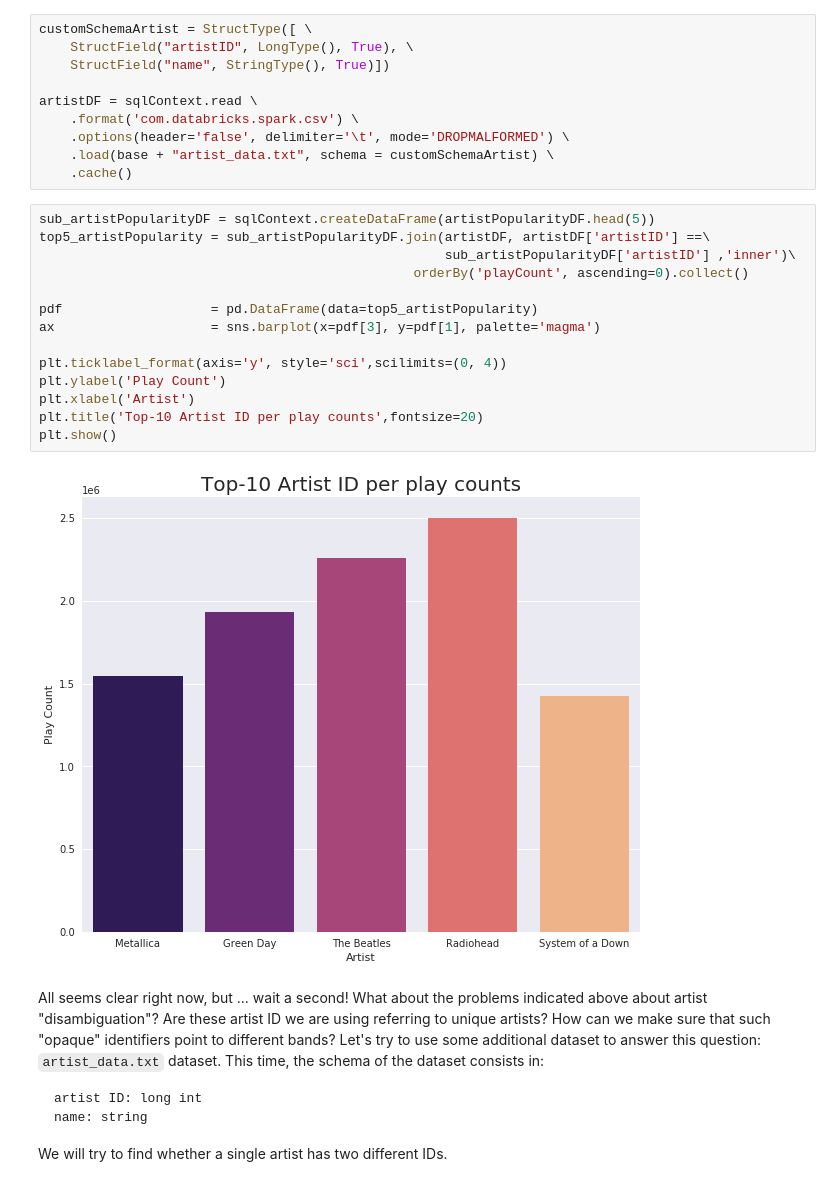
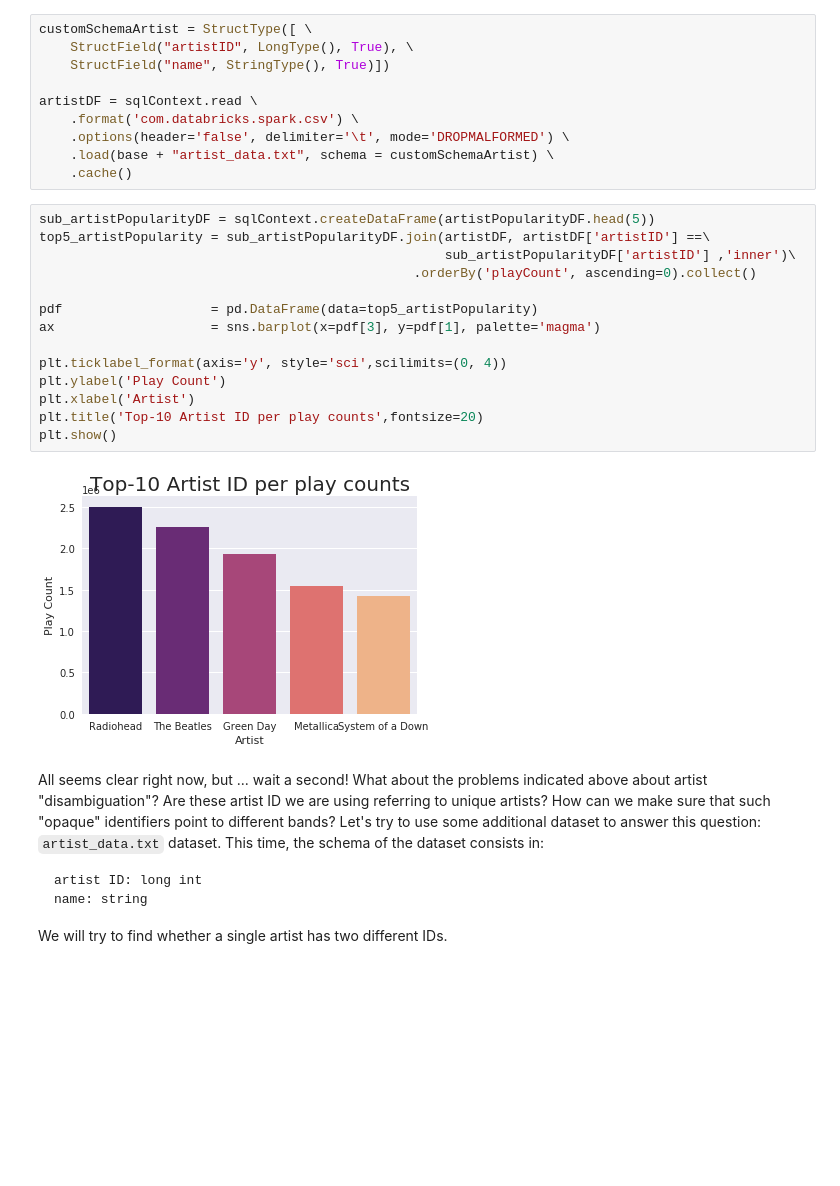
Before and after one commit to sgiammy/AML-course, a Jupyter notebook: RecSys.ipynb, the cells around one changed output. Saved outputs shown, nothing was run; the diff lists cells and outputs as text; blank space fills up the shorter version.

```diff
--- a/RecSys.ipynb
+++ b/RecSys.ipynb
@@ -538,19 +545,19 @@ artistDF = sqlContext.read \
 # %%
 sub_artistPopularityDF = sqlContext.createDataFrame(artistPopularityDF.head(5))
 top5_artistPopularity = sub_artistPopularityDF.join(artistDF, artistDF['artistID'] ==\
                                                     sub_artistPopularityDF['artistID'] ,'inner')\
-                                                orderBy('playCount', ascending=0).collect()
+                                                .orderBy('playCount', ascending=0).collect()
 
 pdf                   = pd.DataFrame(data=top5_artistPopularity)
 ax                    = sns.barplot(x=pdf[3], y=pdf[1], palette='magma')
 
 plt.ticklabel_format(axis='y', style='sci',scilimits=(0, 4))
 plt.ylabel('Play Count')
 plt.xlabel('Artist')
 plt.title('Top-10 Artist ID per play counts',fontsize=20)
 plt.show()
 # %% [output]
-[figure, old version]
+[figure, new version]
 # %% [markdown]
 All seems clear right now, but ... wait a second! What about the problems indicated above about artist "disambiguation"? Are these artist ID we are using referring to unique artists? How can we make sure that such "opaque" identifiers point to different bands? Let's try to use some additional dataset to answer this question:  `artist_data.txt` dataset. This time, the schema of the dataset consists in:
 
```
Also changed, not shown: parts of 37 cells of this notebook, 2 other files.
